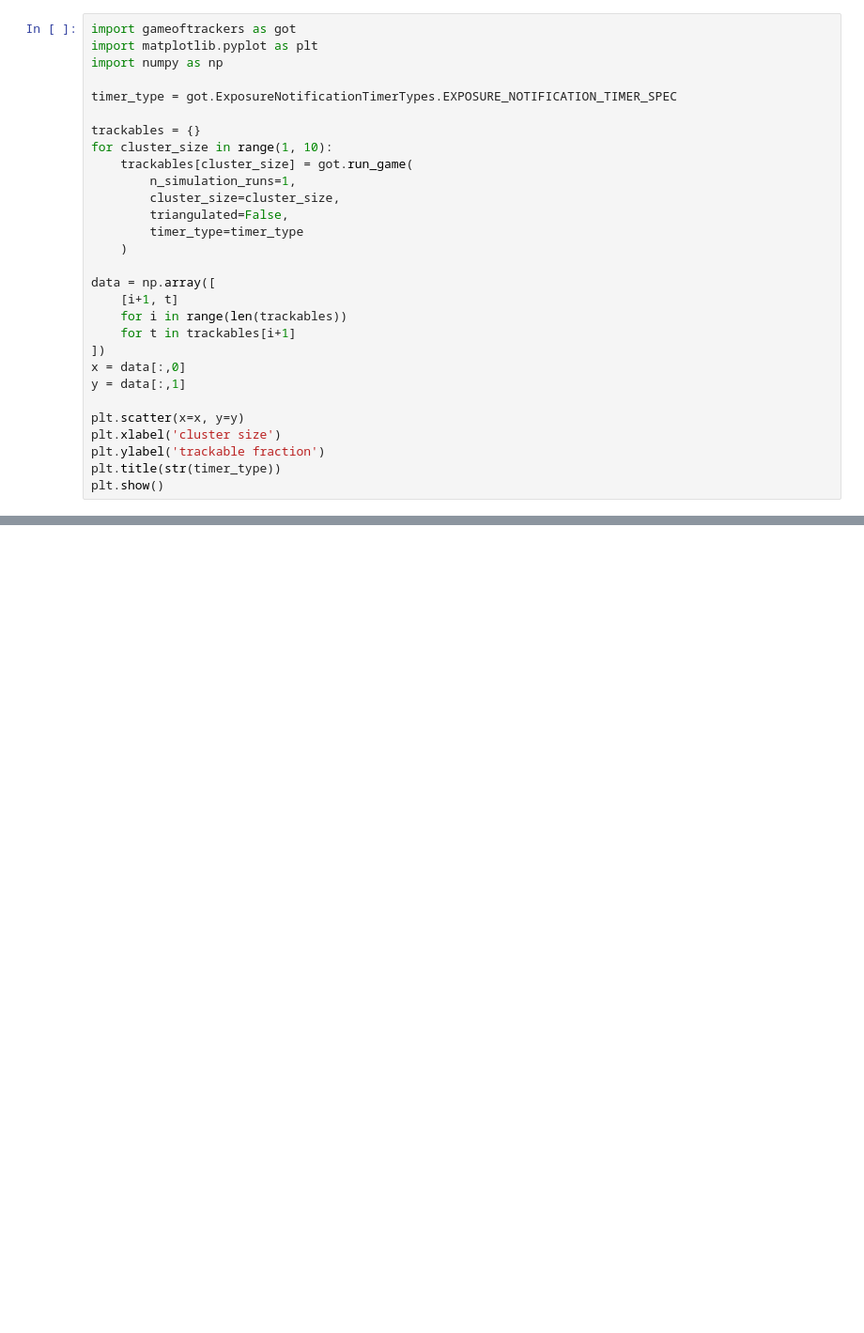
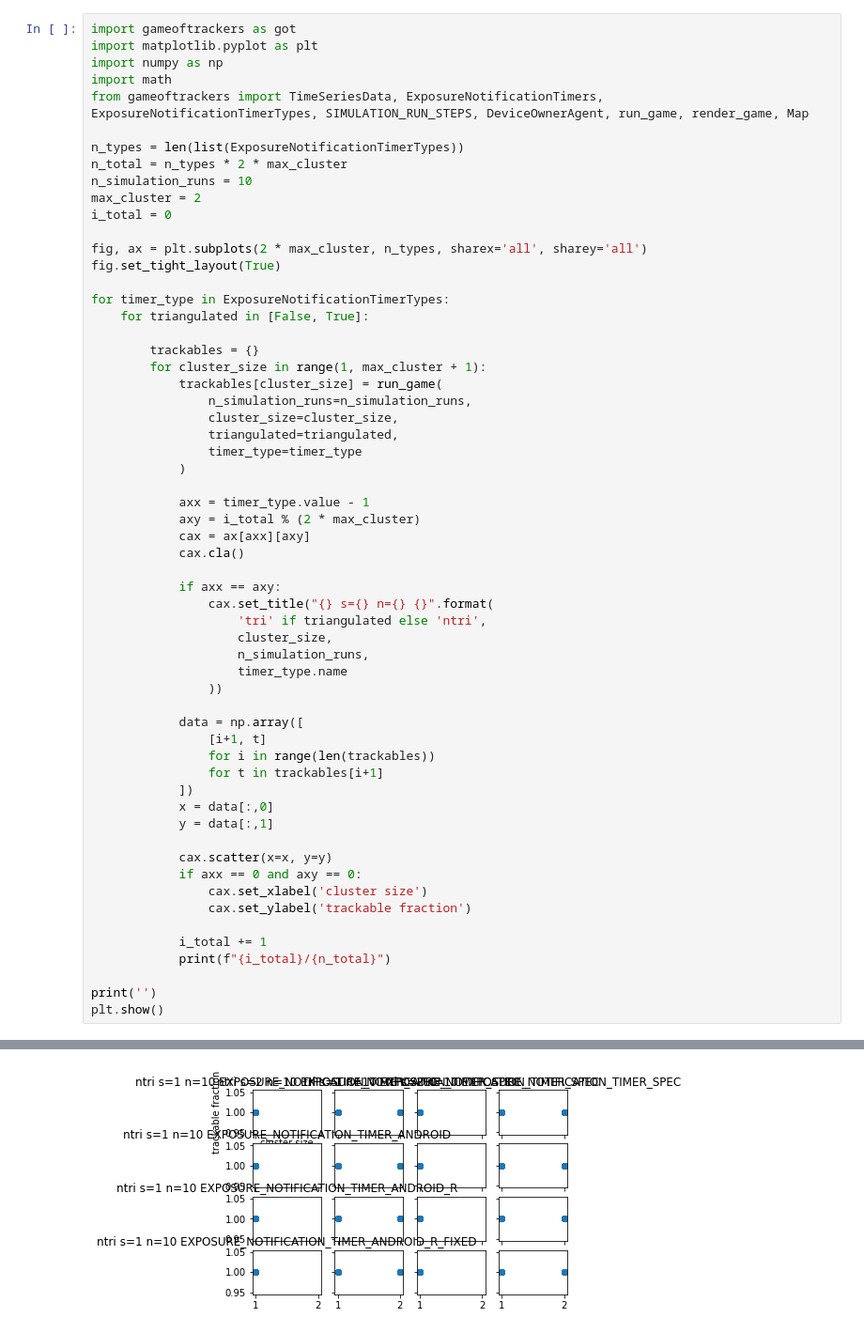
Before and after one commit to normanluhrmann/got-covid16, a Jupyter notebook: gameoftrackers.ipynb, the cells around one changed output, grey strips where cells are left out. Shown: that part at 94% size. Saved outputs shown, nothing was run; the diff lists cells and outputs as text; blank space fills up the shorter version.

```diff
--- a/gameoftrackers.ipynb
+++ b/gameoftrackers.ipynb
@@ -2,29 +2,59 @@
 import gameoftrackers as got
 import matplotlib.pyplot as plt
 import numpy as np
+import math
+from gameoftrackers import TimeSeriesData, ExposureNotificationTimers, ExposureNotificationTimerTypes, SIMULATION_RUN_STEPS, DeviceOwnerAgent, run_game, render_game, Map
 
-timer_type = got.ExposureNotificationTimerTypes.EXPOSURE_NOTIFICATION_TIMER_SPEC
+n_types = len(list(ExposureNotificationTimerTypes))
+n_total = n_types * 2 * max_cluster
+n_simulation_runs = 10
+max_cluster = 2
+i_total = 0
 
-trackables = {}
-for cluster_size in range(1, 10):
-    trackables[cluster_size] = got.run_game(
-        n_simulation_runs=1,
-        cluster_size=cluster_size,
-        triangulated=False,
-        timer_type=timer_type
-    )
+fig, ax = plt.subplots(2 * max_cluster, n_types, sharex='all', sharey='all')
+fig.set_tight_layout(True)
 
-data = np.array([
-    [i+1, t]
-    for i in range(len(trackables))
-    for t in trackables[i+1]
-])
-x = data[:,0]
-y = data[:,1]
+for timer_type in ExposureNotificationTimerTypes:
+    for triangulated in [False, True]:
 
-plt.scatter(x=x, y=y)
-plt.xlabel('cluster size')
-plt.ylabel('trackable fraction')
-plt.title(str(timer_type))
+        trackables = {}
+        for cluster_size in range(1, max_cluster + 1):
+            trackables[cluster_size] = run_game(
+                n_simulation_runs=n_simulation_runs,
+                cluster_size=cluster_size,
+                triangulated=triangulated,
+                timer_type=timer_type
+            )
+
+            axx = timer_type.value - 1
+            axy = i_total % (2 * max_cluster)
+            cax = ax[axx][axy]
+            cax.cla()
+
+            if axx == axy:
+                cax.set_title("{} s={} n={} {}".format(
+                    'tri' if triangulated else 'ntri',
+                    cluster_size,
+                    n_simulation_runs,
+                    timer_type.name
+                ))
+
+            data = np.array([
+                [i+1, t]
+                for i in range(len(trackables))
+                for t in trackables[i+1]
+            ])
+            x = data[:,0]
+            y = data[:,1]
+
+            cax.scatter(x=x, y=y)
+            if axx == 0 and axy == 0:
+                cax.set_xlabel('cluster size')
+                cax.set_ylabel('trackable fraction')
+
+            i_total += 1
+            print(f"{i_total}/{n_total}")
+
+print('')
 plt.show()
 # %% [output]
@@ -31,0 +77 @@ ZeroDivisionError: float division by zero
+[figure, added]
```
Also changed, not shown: parts of 1 cell of this notebook, 2 other files.
